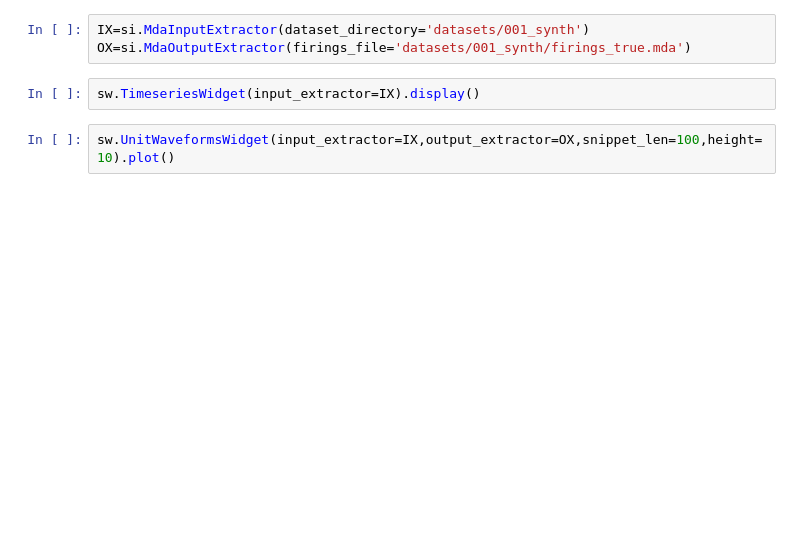
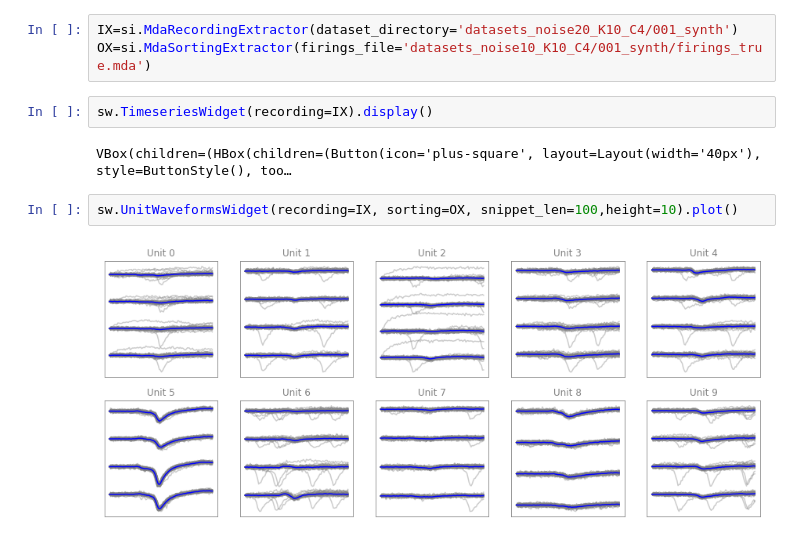
Before and after one commit to magland/spikeforest, a Jupyter notebook: gen_synth_datasets_mearec/gen_synth_datasets.ipynb, the cells around one changed output. Drawn from its saved outputs; the diff is of its cells as text; blank space fills up the shorter version.

```diff
--- a/gen_synth_datasets_mearec/gen_synth_datasets.ipynb
+++ b/gen_synth_datasets_mearec/gen_synth_datasets.ipynb
@@ -52,7 +87,11 @@ for ds in datasets:
 # %%
-IX=si.MdaInputExtractor(dataset_directory='datasets/001_synth')
-OX=si.MdaOutputExtractor(firings_file='datasets/001_synth/firings_true.mda')
+IX=si.MdaRecordingExtractor(dataset_directory='datasets_noise20_K10_C4/001_synth')
+OX=si.MdaSortingExtractor(firings_file='datasets_noise10_K10_C4/001_synth/firings_true.mda')
 # %%
-sw.TimeseriesWidget(input_extractor=IX).display()
+sw.TimeseriesWidget(recording=IX).display()
+# %% [output]
+VBox(children=(HBox(children=(Button(icon='plus-square', layout=Layout(width='40px'), style=ButtonStyle(), too…
 # %%
-sw.UnitWaveformsWidget(input_extractor=IX,output_extractor=OX,snippet_len=100,height=10).plot()
+sw.UnitWaveformsWidget(recording=IX, sorting=OX, snippet_len=100,height=10).plot()
+# %% [output]
+[figure, added]
```
Also changed, not shown: parts of 5 cells of this notebook, 2 other files.
